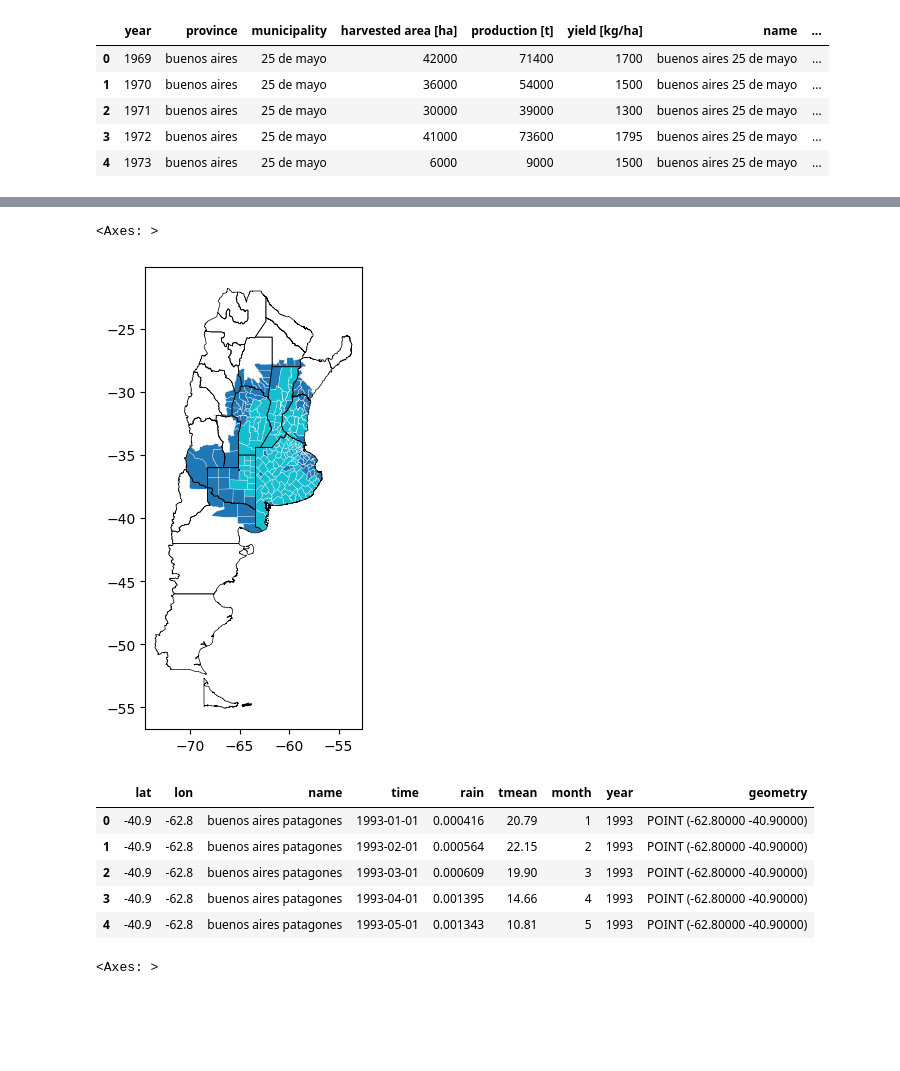
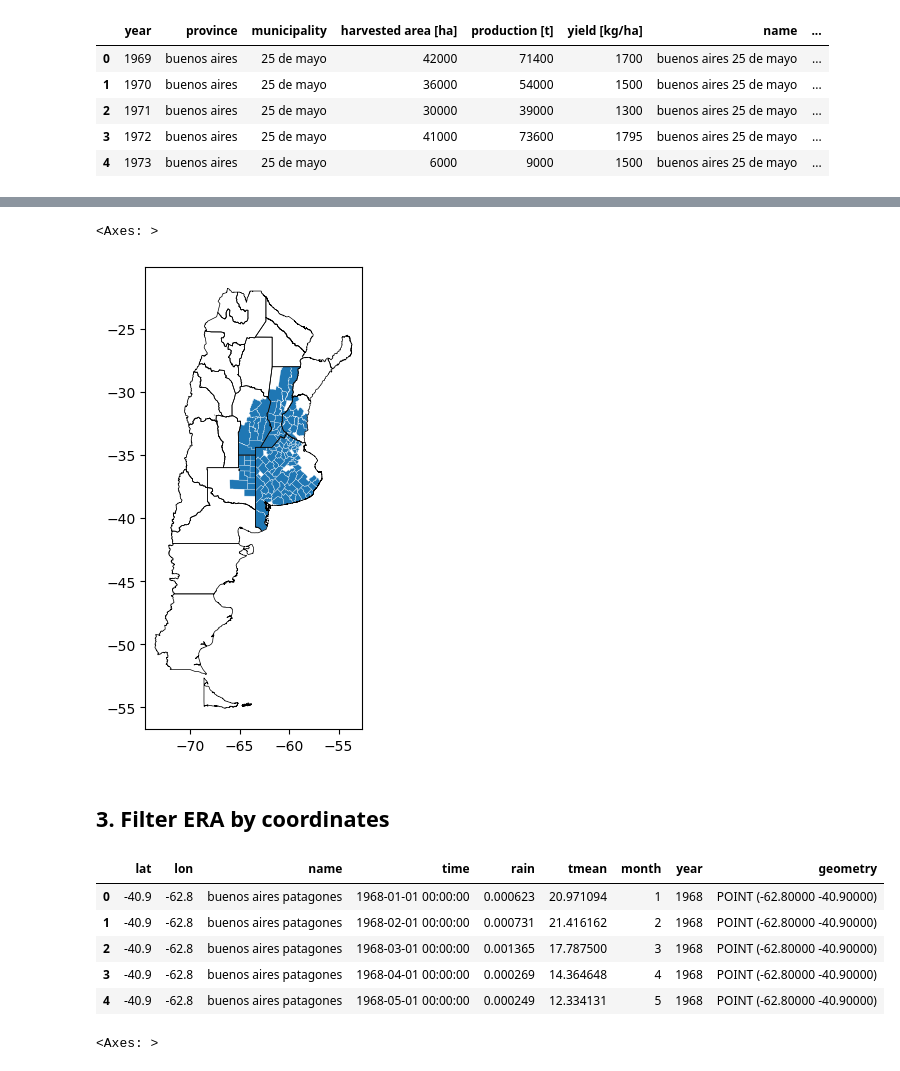
Before and after one commit to mzachow/wheat-yield-forecast-argentina, a Jupyter notebook: prepare_era_features.ipynb, the cells around one changed output, grey strips where cells are left out. Drawn from its saved outputs; the diff is of its cells as text; code cells hidden in the pictures; blank space fills up the shorter version.

```diff
--- a/prepare_era_features.ipynb
+++ b/prepare_era_features.ipynb
@@ -45,29 +69,31 @@ name_filter = wheat["name"].unique().tolist()
 gdf_adm2_temp = gdf_adm2.copy()
 
 gdf_adm2_temp["complete_yield_series"] = gdf_adm2_temp["name"].apply(lambda x: "yes" if x in name_filter else "no")
+gdf_adm2_temp = gdf_adm2_temp.loc[gdf_adm2_temp["complete_yield_series"] == "yes"].reset_index(drop=True)
 
 base = gdf_adm2_temp.plot(figsize=(6,6), column="complete_yield_series", edgecolor="white", linewidth=.2)
 gdf_adm1_raw.plot(ax=base,  color="#FF000000", edgecolor="black", linewidth=0.5)
 # %% [output]
 <Axes: >
-[figure, old version]
+[figure, new version]
+# %% [markdown]
+## 3. Filter ERA by coordinates
 # %%
-gdf_adm2_temp = gdf_adm2_temp.loc[gdf_adm2_temp["complete_yield_series"] == "yes"].reset_index(drop=True)
-era = pd.read_csv("data/ERA/era.csv")
+era = pd.read_csv("data/ERA/era_complete.csv")
 era = gp.GeoDataFrame(era, geometry=gp.points_from_xy(era["lon"], era["lat"], crs="EPSG:4326"))
 era_coordinates = era.groupby(["lat", "lon"]).agg({"geometry":"first"}).reset_index()
 era_coordinates = gp.GeoDataFrame(era_coordinates, geometry="geometry", crs="EPSG:4326")
 era_coordinates = gp.sjoin(era_coordinates, gdf_adm2_temp).reset_index(drop=True)[["lat", "lon", "geometry", "name"]]
 era = era_coordinates[["lat", "lon", "name"]].merge(era, left_on=["lat", "lon"], right_on=["lat", "lon"], how="left")
 era.head()
 #era_filtered = era.loc[era["month"].between(5,11)]
 # %% [output]
 |  | lat | lon | name | time | rain | tmean | month | year | geometry |
-| 0 | -40.9 | -62.8 | buenos aires patagones | 1993-01-01 | 0.000416 | 20.79 | 1 | 1993 | POINT (-62.80000 -40.90000) |
-| 1 | -40.9 | -62.8 | buenos aires patagones | 1993-02-01 | 0.000564 | 22.15 | 2 | 1993 | POINT (-62.80000 -40.90000) |
-| 2 | -40.9 | -62.8 | buenos aires patagones | 1993-03-01 | 0.000609 | 19.90 | 3 | 1993 | POINT (-62.80000 -40.90000) |
-| 3 | -40.9 | -62.8 | buenos aires patagones | 1993-04-01 | 0.001395 | 14.66 | 4 | 1993 | POINT (-62.80000 -40.90000) |
-| 4 | -40.9 | -62.8 | buenos aires patagones | 1993-05-01 | 0.001343 | 10.81 | 5 | 1993 | POINT (-62.80000 -40.90000) |
+| 0 | -40.9 | -62.8 | buenos aires patagones | 1968-01-01 00:00:00 | 0.000623 | 20.971094 | 1 | 1968 | POINT (-62.80000 -40.90000) |
+| 1 | -40.9 | -62.8 | buenos aires patagones | 1968-02-01 00:00:00 | 0.000731 | 21.416162 | 2 | 1968 | POINT (-62.80000 -40.90000) |
+| 2 | -40.9 | -62.8 | buenos aires patagones | 1968-03-01 00:00:00 | 0.001365 | 17.787500 | 3 | 1968 | POINT (-62.80000 -40.90000) |
+| 3 | -40.9 | -62.8 | buenos aires patagones | 1968-04-01 00:00:00 | 0.000269 | 14.364648 | 4 | 1968 | POINT (-62.80000 -40.90000) |
+| 4 | -40.9 | -62.8 | buenos aires patagones | 1968-05-01 00:00:00 | 0.000249 | 12.334131 | 5 | 1968 | POINT (-62.80000 -40.90000) |
 # %%
 base = era_coordinates.plot(figsize=(6,6), color="green")
 gdf_adm1_raw.plot(ax=base,  color="#FF000000", edgecolor="black", linewidth=0.5)
```
Also changed, not shown: parts of 29 cells of this notebook, 3 other files.
